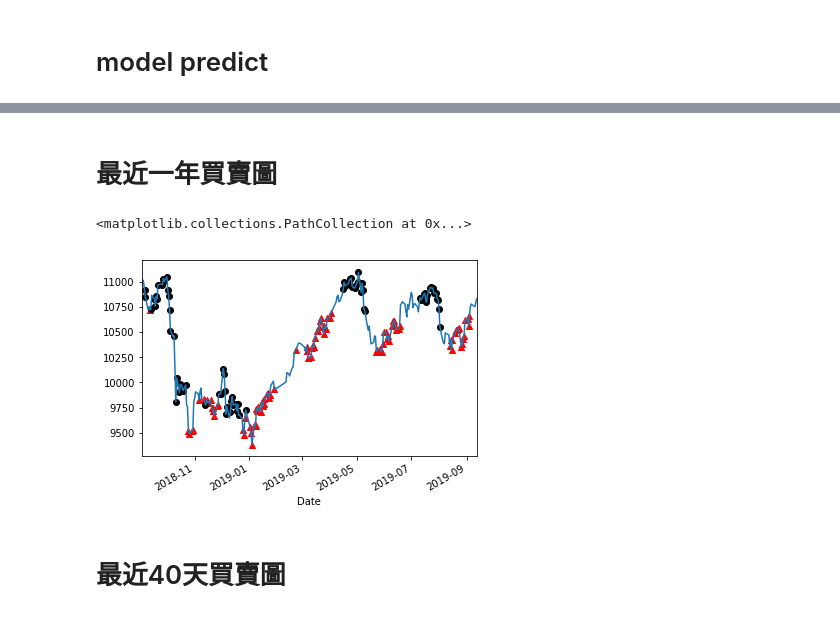
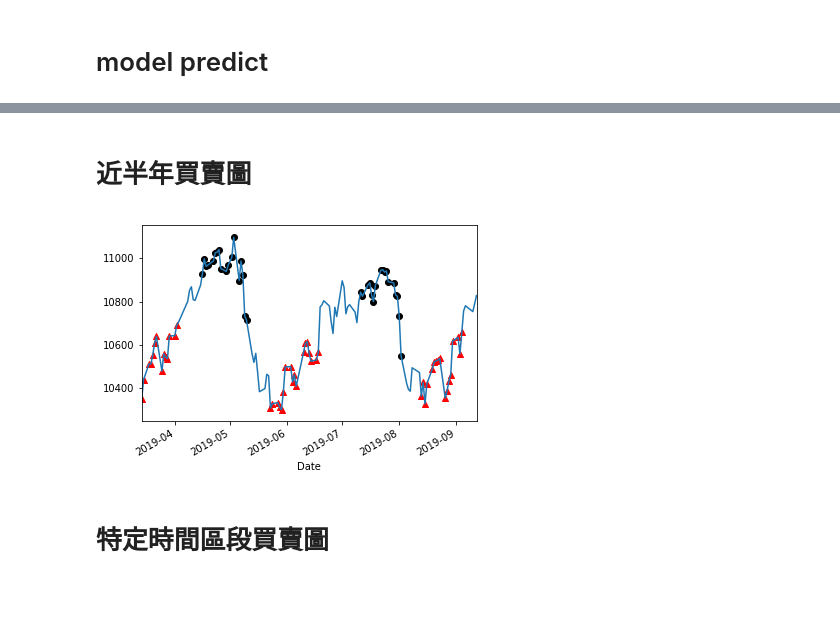
Before and after one commit to skywalker0803r/Ricky, a Jupyter notebook: CNN_stock_backtesting.ipynb, the cells around one changed output, grey strips where cells are left out. Saved outputs shown, nothing was run; the diff lists cells and outputs as text; code cells hidden in the pictures.

```diff
--- a/CNN_stock_backtesting.ipynb
+++ b/CNN_stock_backtesting.ipynb
@@ -254,15 +254,15 @@ df.tail(10)
 # %% [markdown]
-# 最近一年買賣圖
+# 近半年買賣圖
 # %%
-t = df[-250:] #最近一年
+t = df[-125:].copy()
 buy = t[t['SIGNAL']==1]['Close']
 sell = t[t['SIGNAL']==2]['Close']
 t['Close'].plot()
-plt.scatter(buy.index,buy.values,color='red',marker='^')
-plt.scatter(sell.index,sell.values,color='black')
+plt.scatter(list(buy.index),list(buy.values),color='red',marker='^')
+plt.scatter(list(sell.index),list(sell.values),color='black')
+plt.show()
 # %% [output]
-<matplotlib.collections.PathCollection at 0x...>
-[figure, old version]
+[figure, new version]
 # %% [markdown]
-# 最近40天買賣圖
+# 特定時間區段買賣圖
 # %%
```
Also changed, not shown: parts of 11 cells of this notebook.
